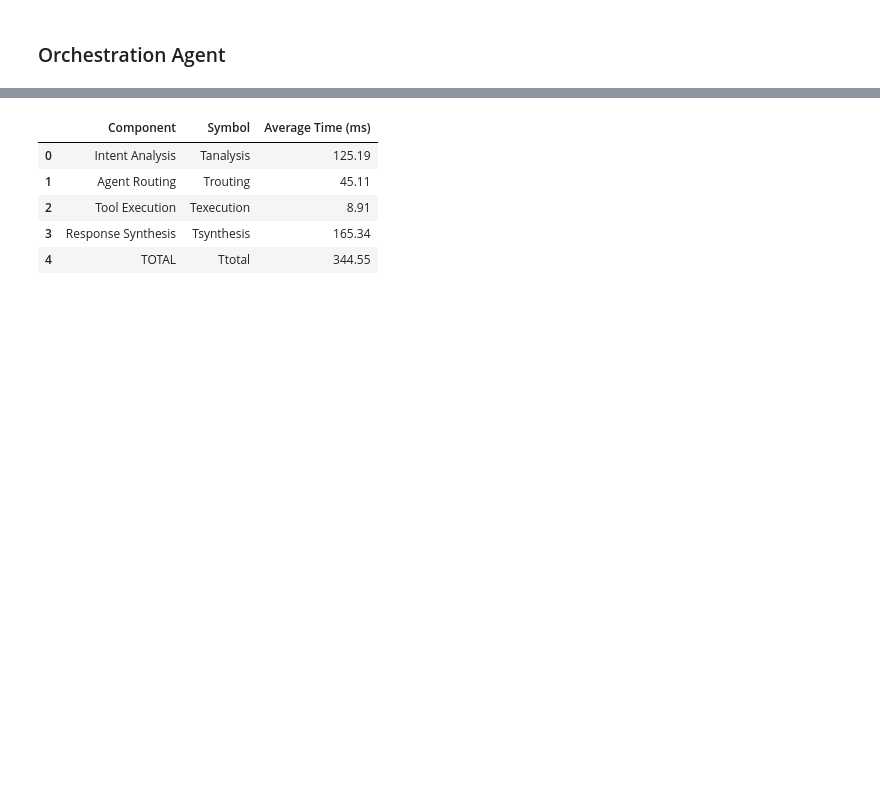
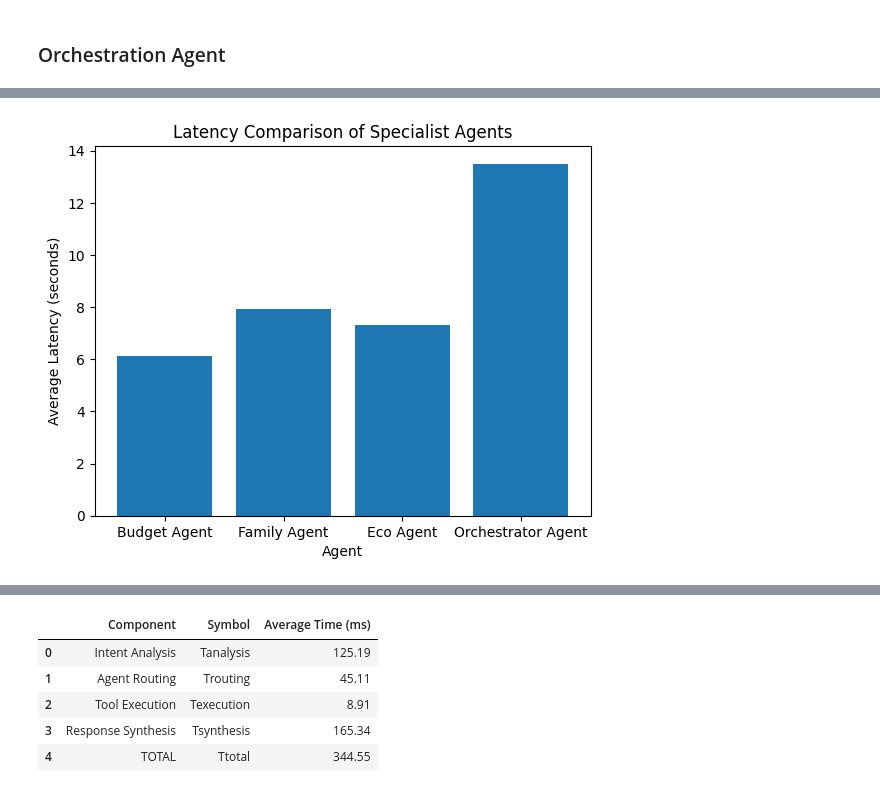
Before and after one commit to karthikathota/Drivewise, a Jupyter notebook: main.ipynb, the cells around one changed output, grey strips where cells are left out. Drawn from its saved outputs; the diff is of its cells as text; code cells hidden in the pictures; blank space fills up the shorter version.

```diff
--- a/main.ipynb
+++ b/main.ipynb
@@ -393,7 +420,7 @@ async def test_vehicle_recommendation_agent():
     with trace("Testing Vehicle Recommendation Manager"):
         result = await Runner.run(
             vehicle_recommendation_agent,
-            "Give me 3 eco friendly cars that are less than 60000 dolalrs"
+            "Give me 3 family friendly cars that are in between 60000 and 80000 dollars"
         )
         # Display the final output
         display(Markdown(result.final_output))
@@ -421,0 +692,94 @@ These selections focus on combining eco-friendliness with practical benefits for
+# %%
+# ============================================================
+# SPECIALIST AGENT LATENCY BENCHMARK
+# ============================================================
+
+import time
+import asyncio
+import matplotlib.pyplot as plt
+
+# ============================================================
+# BENCHMARK FUNCTION
+# ============================================================
+
+async def measure_agent_latency(agent, query, runs=3):
+    """
+    Measures average latency of an agent over N runs
+    """
+    latencies = []
+
+    for _ in range(runs):
+        start = time.perf_counter()
+        await Runner.run(agent, query)
+        end = time.perf_counter()
+        latencies.append(end - start)
+
+    return sum(latencies) / len(latencies)
+
+
+# ============================================================
+# RUN LATENCY EXPERIMENT
+# ============================================================
+
+async def run_latency_experiment():
+
+    query = "Give me 3 eco friendly cars that are in between 80000 and 100000 dollars"
+
+    print("⏱ Measuring agent latencies...\n")
+
+    budget_latency = await measure_agent_latency(
+        budget_recommendation_agent,
+        query
+    )
+
+    family_latency = await measure_agent_latency(
+        family_vehicle_agent,
+        query
+    )
+
+    eco_latency = await measure_agent_latency(
+        eco_vehicle_agent,
+        query
+    )
+
+    orchestrator_latency = await measure_agent_latency(
+        vehicle_recommendation_agent,
+        query
+    )
+
+    agent_names = [
+        "Budget Agent",
+        "Family Agent",
+        "Eco Agent",
+        "Orchestrator Agent"
+    ]
+
+    latencies = [
+        budget_latency,
+        family_latency,
+        eco_latency,
+        orchestrator_latency
+    ]
+
+    print("Latency Results (seconds):")
+    for name, latency in zip(agent_names, latencies):
+        print(f"{name}: {latency:.3f}s")
+
+    # ========================================================
+    # PLOT LATENCY GRAPH
+    # ========================================================
+
+    plt.figure()
+    plt.bar(agent_names, latencies)
+    plt.xlabel("Agent")
+    plt.ylabel("Average Latency (seconds)")
+    plt.title("Latency Comparison of Specialist Agents")
+    plt.show()
+
+
+# ============================================================
+# RUN
+# ============================================================
+
+asyncio.run(run_latency_experiment())
+# %% [output]
@@ -421,0 +793 @@ These selections focus on combining eco-friendliness with practical benefits for
+[figure, added]
```
Also changed, not shown: parts of 8 cells of this notebook, 4 other files.
